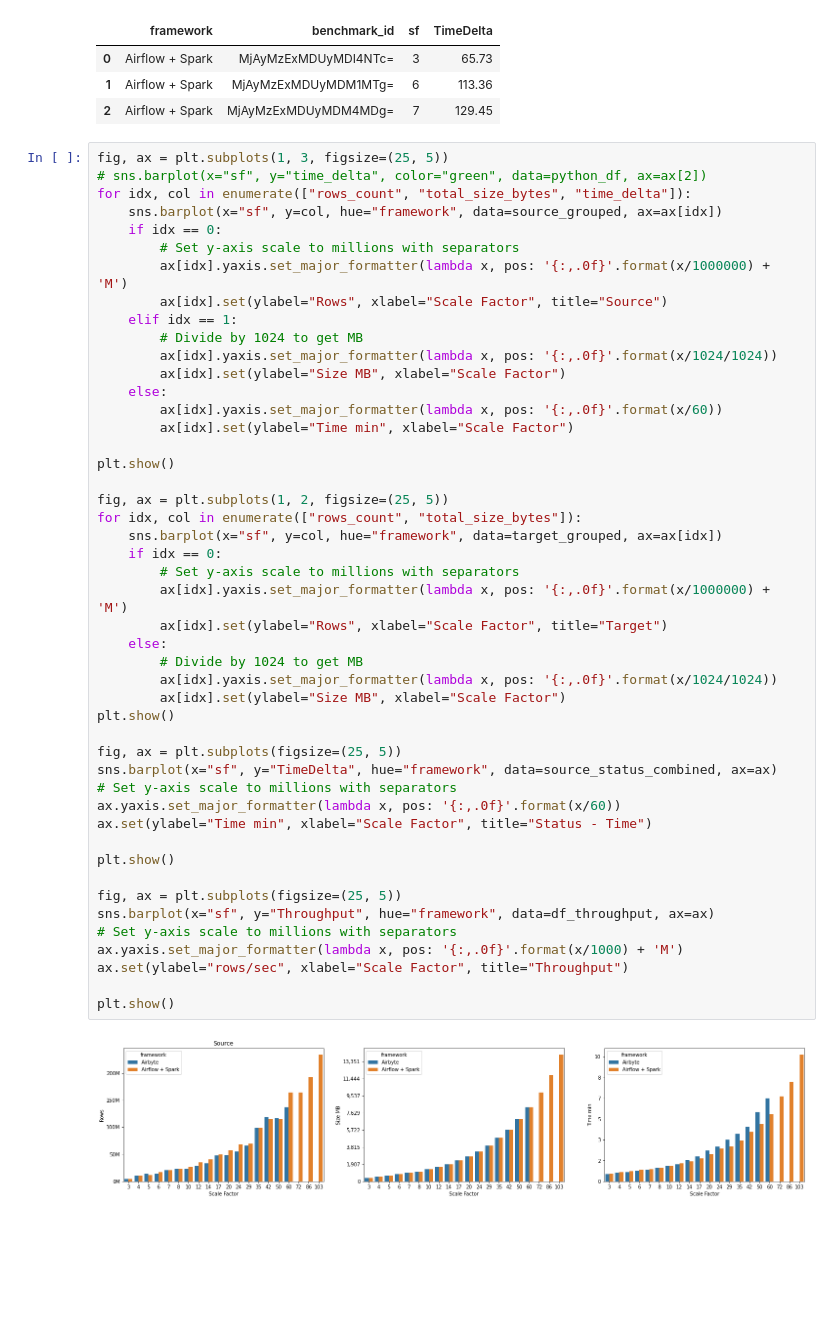
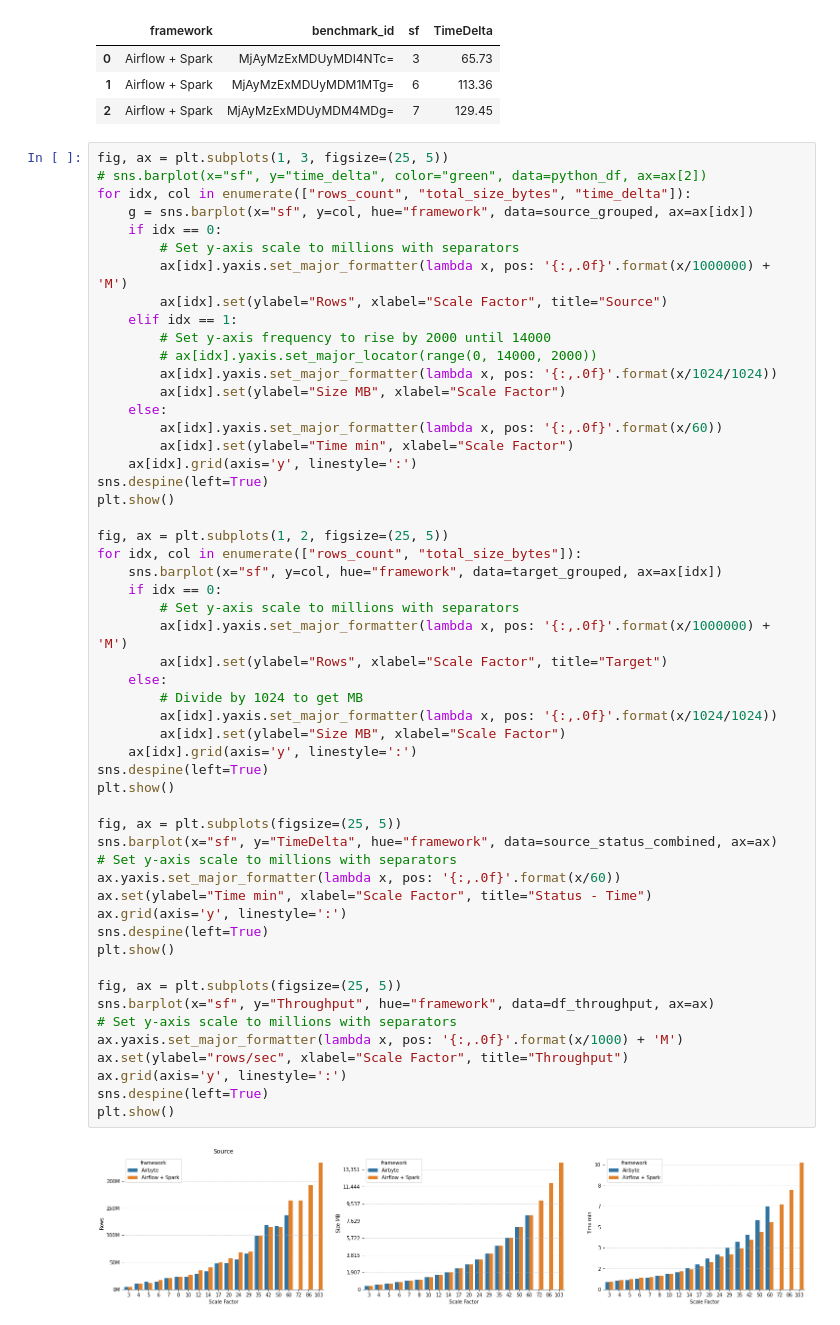
Before and after one commit to bombermal/TCC, a Jupyter notebook: Monitoring_VM/Retrieve/pre_analisys.ipynb, the cells around one changed output. Saved outputs shown, nothing was run; the diff lists cells and outputs as text; blank space fills up the shorter version.

```diff
--- a/Monitoring_VM/Retrieve/pre_analisys.ipynb
+++ b/Monitoring_VM/Retrieve/pre_analisys.ipynb
@@ -119,48 +119,54 @@ display(source_status.head(3))
 fig, ax = plt.subplots(1, 3, figsize=(25, 5))
 # sns.barplot(x="sf", y="time_delta", color="green", data=python_df, ax=ax[2])
 for idx, col in enumerate(["rows_count", "total_size_bytes", "time_delta"]):
-    sns.barplot(x="sf", y=col, hue="framework", data=source_grouped, ax=ax[idx])
+    g = sns.barplot(x="sf", y=col, hue="framework", data=source_grouped, ax=ax[idx])
     if idx == 0:
         # Set y-axis scale to millions with separators
         ax[idx].yaxis.set_major_formatter(lambda x, pos: '{:,.0f}'.format(x/1000000) + 'M')
         ax[idx].set(ylabel="Rows", xlabel="Scale Factor", title="Source")
     elif idx == 1:
-        # Divide by 1024 to get MB
+        # Set y-axis frequency to rise by 2000 until 14000
+        # ax[idx].yaxis.set_major_locator(range(0, 14000, 2000))
         ax[idx].yaxis.set_major_formatter(lambda x, pos: '{:,.0f}'.format(x/1024/1024))
         ax[idx].set(ylabel="Size MB", xlabel="Scale Factor")
     else:
         ax[idx].yaxis.set_major_formatter(lambda x, pos: '{:,.0f}'.format(x/60))
         ax[idx].set(ylabel="Time min", xlabel="Scale Factor")
-
+    ax[idx].grid(axis='y', linestyle=':')
+sns.despine(left=True)
 plt.show()
 
 fig, ax = plt.subplots(1, 2, figsize=(25, 5))
 for idx, col in enumerate(["rows_count", "total_size_bytes"]):
     sns.barplot(x="sf", y=col, hue="framework", data=target_grouped, ax=ax[idx])
     if idx == 0:
         # Set y-axis scale to millions with separators
         ax[idx].yaxis.set_major_formatter(lambda x, pos: '{:,.0f}'.format(x/1000000) + 'M')
         ax[idx].set(ylabel="Rows", xlabel="Scale Factor", title="Target")
     else:
         # Divide by 1024 to get MB
         ax[idx].yaxis.set_major_formatter(lambda x, pos: '{:,.0f}'.format(x/1024/1024))
         ax[idx].set(ylabel="Size MB", xlabel="Scale Factor")
+    ax[idx].grid(axis='y', linestyle=':')
+sns.despine(left=True)
 plt.show()
 
 fig, ax = plt.subplots(figsize=(25, 5))
 sns.barplot(x="sf", y="TimeDelta", hue="framework", data=source_status_combined, ax=ax)
 # Set y-axis scale to millions with separators
 ax.yaxis.set_major_formatter(lambda x, pos: '{:,.0f}'.format(x/60))
 ax.set(ylabel="Time min", xlabel="Scale Factor", title="Status - Time")
-
+ax.grid(axis='y', linestyle=':')
+sns.despine(left=True)
 plt.show()
 
 fig, ax = plt.subplots(figsize=(25, 5))
 sns.barplot(x="sf", y="Throughput", hue="framework", data=df_throughput, ax=ax)
 # Set y-axis scale to millions with separators
 ax.yaxis.set_major_formatter(lambda x, pos: '{:,.0f}'.format(x/1000) + 'M')
 ax.set(ylabel="rows/sec", xlabel="Scale Factor", title="Throughput")
-
+ax.grid(axis='y', linestyle=':')
+sns.despine(left=True)
 plt.show()
 # %% [output]
-[figure, old version]
+[figure, new version]
```
Also changed, not shown: parts of 2 cells of this notebook.
